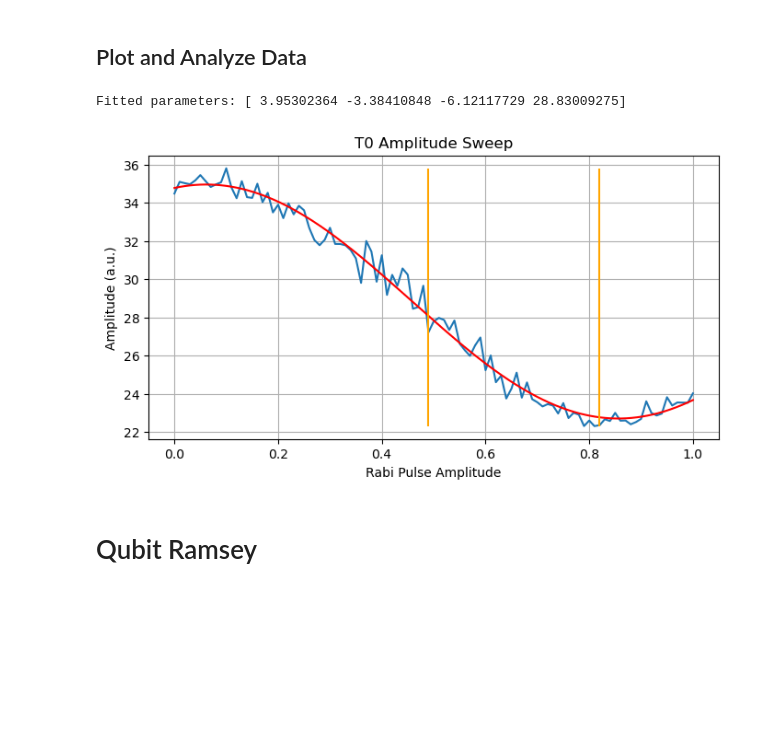
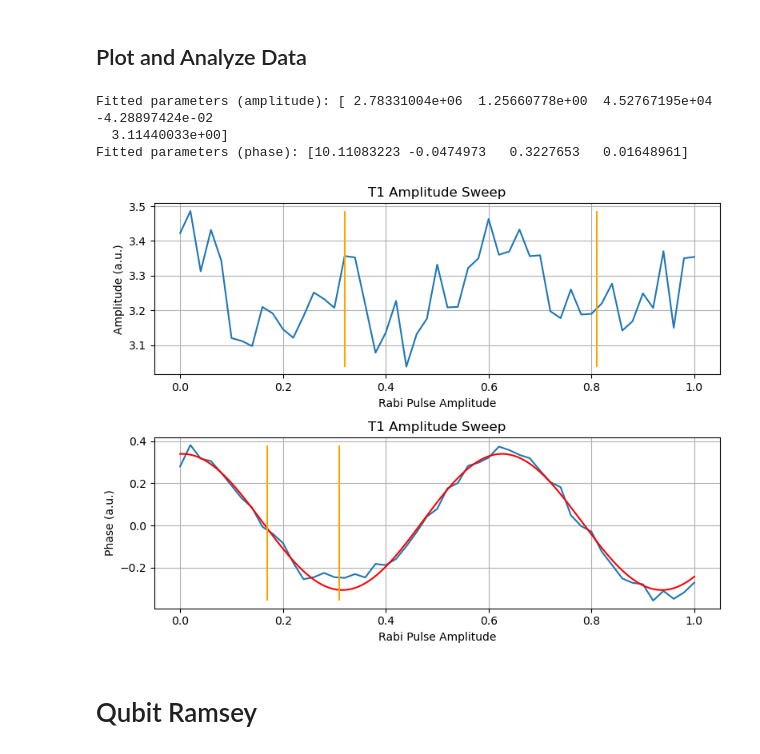
Before and after one commit to SciGeek2000/ZIScripts, a Jupyter notebook: LabOneQ/ZI_Control_Main.ipynb, the cells around one changed output. Cells and saved outputs as stored; diff of their text form; code cells hidden in the pictures; blank space fills up the shorter version.

```diff
--- a/LabOneQ/ZI_Control_Main.ipynb
+++ b/LabOneQ/ZI_Control_Main.ipynb
@@ -1685,7 +1661,7 @@ T1  =  51.8429839210567 +/- 5.638021335624926
 # Qubit Rabi Amplitude Sweep (X Gate Tuneup)
 # %%
 rabi_amp_sweep = LinearSweepParameter(
-    uid='rabi_amplitude', start=0, stop=1, count=101)
+    uid='rabi_amplitude', start=0, stop=1, count=51)
 
 exp = Experiment(
     uid="Spectroscopy",
@@ -1728,7 +1704,7 @@ with exp.acquire_loop_rt(
                 length=qubit.parameters.user_defined['readout_len'],
                 kernel=readout_pulse #this is important to actually integrate against so the result is non-zero
             )
-        with exp.section(uid="delay_between_readout", length=qubit.parameters.user_defined['reset_length']):
+        with exp.section(uid="delay_between_readout", length=qubit.parameters.user_defined['time_domain_reset_length']):
             exp.reserve(signal="measure")
             exp.reserve(signal="drive")
 # %% [markdown]
@@ -1754,26 +1730,48 @@ my_acquired_results = my_results.acquired_results['single_freq_data'] #extracts
 # %%
 # plot measurement data
 drive_amp = my_acquired_results.axis[0]
-rabi_data = my_acquired_results.data
-rabi_data_abs = np.abs(rabi_data)
-rabi_data_phase = np.angle(rabi_data)
+IQ_data = my_acquired_results.data
+amplitude = np.abs(IQ_data)
+phase = np.unwrap(np.angle(IQ_data))
+phase = phase-np.mean(phase)
 
 fitting_plot_x = np.linspace(rabi_amp_sweep.start, rabi_amp_sweep.stop, 501)
-popt, pcov = oscillatory.fit(drive_amp, rabi_data_abs, 2, -3, 0, 8, plot=False)
 
-fig, ax = plt.subplots(1, 1, figsize=(8,4))
-ax.plot(drive_amp, rabi_data_abs)
-ax.plot(fitting_plot_x, oscillatory(fitting_plot_x, *popt), '-r')
-ax.set_title(f'{qubit.uid} Amplitude Sweep')
-ax.set_xlabel('Rabi Pulse Amplitude')
-ax.set_ylabel('Amplitude (a.u.)')
-ax.vlines(0.49, ymin=np.min(rabi_data_abs), ymax=np.max(rabi_data_abs), color='orange')
-ax.vlines(0.82, ymin=np.min(rabi_data_abs), ymax=np.max(rabi_data_abs), color='orange')
-ax.grid()
-print(f"Fitted parameters: {popt}")
+try: popt_amp, pcov_amp = oscillatory.fit(drive_amp, amplitude)
+except: pass
+
+try: popt_phase, pcov_phase = oscillatory.fit(drive_amp, phase, 10, 0, 0.5, 0) #frequency, phase, amplitude, offset
+except: pass
+
+fig, ax = plt.subplots(2, 1, figsize=(8,6))
+ax[0].plot(drive_amp, amplitude)
+try: ax[0].plot(fitting_plot_x, oscillatory(fitting_plot_x, *popt_amp), '-r')
+except: pass
+ax[0].set_title(f'{qubit.uid} Amplitude Sweep')
+ax[0].set_xlabel('Rabi Pulse Amplitude')
+ax[0].set_ylabel('Amplitude (a.u.)')
+ax[0].vlines(0.81, ymin=np.min(amplitude), ymax=np.max(amplitude), color='orange')
+ax[0].vlines(0.32, ymin=np.min(amplitude), ymax=np.max(amplitude), color='orange')
+ax[0].grid()
+ax[1].plot(drive_amp, phase)
+try: ax[1].plot(fitting_plot_x, oscillatory(fitting_plot_x, *popt_phase), '-r')
+except: pass
+ax[1].set_title(f'{qubit.uid} Amplitude Sweep')
+ax[1].set_xlabel('Rabi Pulse Amplitude')
+ax[1].set_ylabel('Phase (a.u.)')
+ax[1].vlines(qubit.parameters.user_defined['amplitude_pi']-0.01, ymin=np.min(phase), ymax=np.max(phase), color='orange')
+ax[1].vlines(qubit.parameters.user_defined['amplitude_pi/2']-0.01, ymin=np.min(phase), ymax=np.max(phase), color='orange')
+ax[1].grid()
+fig.tight_layout()
+try: print(f"Fitted parameters (amplitude): {popt_amp}")
+except: pass
+try: print(f"Fitted parameters (phase): {popt_phase}")
+except: pass
 # %% [output]
-Fitted parameters: [ 3.95302364 -3.38410848 -6.12117729 28.83009275]
+Fitted parameters (amplitude): [ 2.78331004e+06  1.25660778e+00  4.52767195e+04 -4.28897424e-02
+  3.11440033e+00]
+Fitted parameters (phase): [10.11083223 -0.0474973   0.3227653   0.01648961]
-[figure, old version]
+[figure, new version]
 # %% [markdown]
 # Qubit Ramsey
 # %%
```
Also changed, not shown: parts of 64 cells of this notebook, 3 other files.
